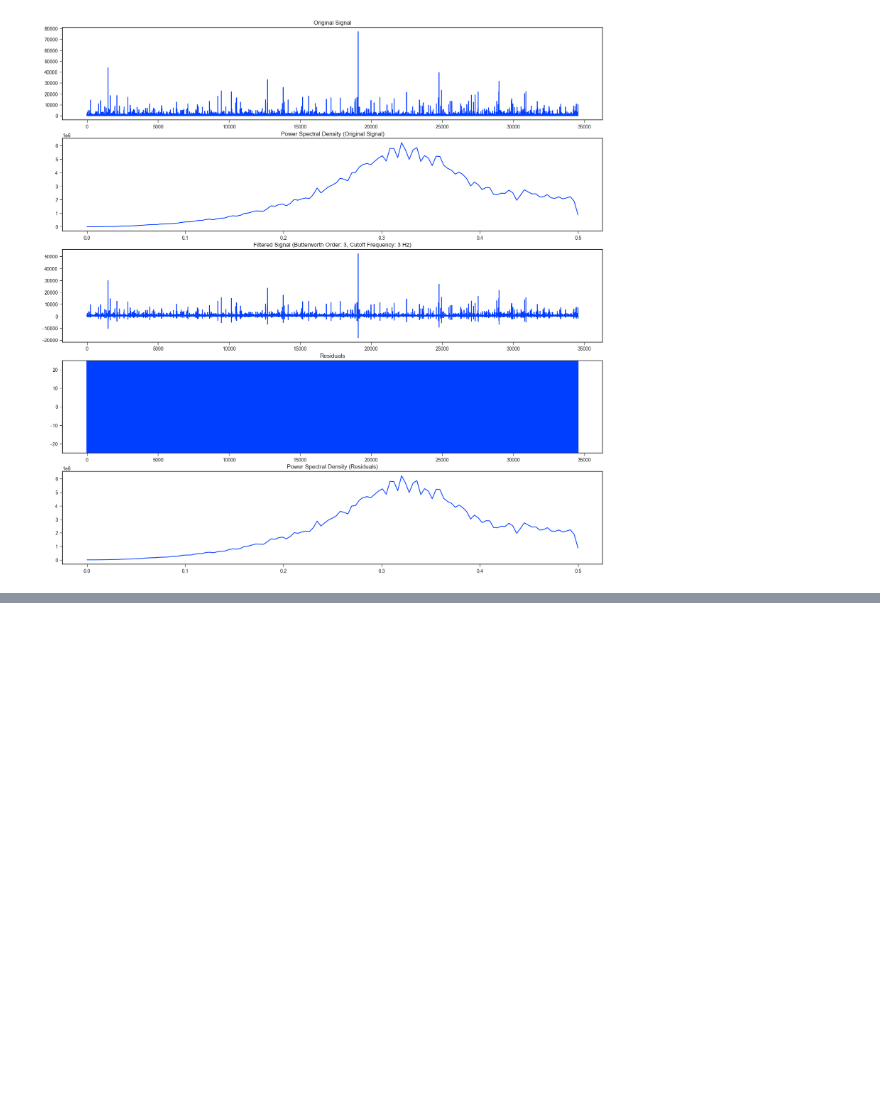
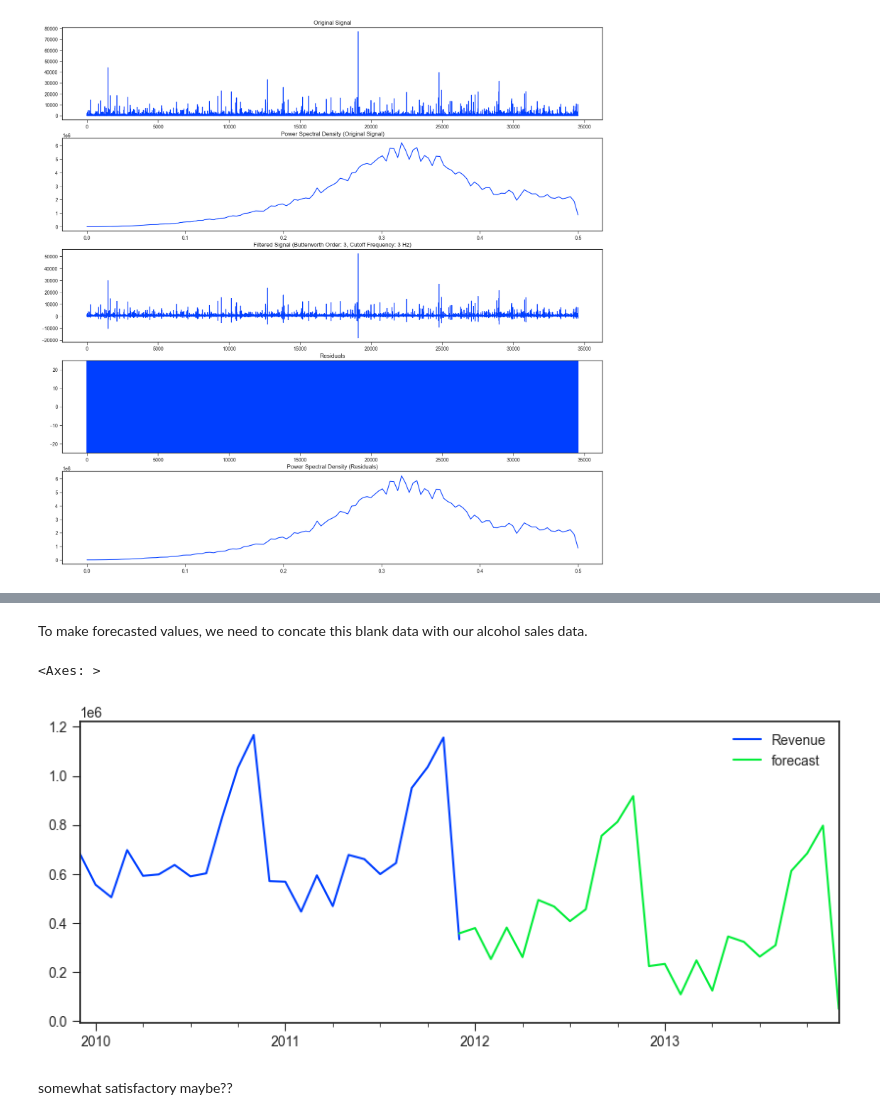
Before and after one commit to tushar55b/online-retail, a Jupyter notebook: code/Forecasting_TIS_1.ipynb, the cells around one changed output, grey strips where cells are left out. Cells and saved outputs as stored; diff of their text form; code cells hidden in the pictures; blank space fills up the shorter version.

```diff
--- a/code/Forecasting_TIS_1.ipynb
+++ b/code/Forecasting_TIS_1.ipynb
@@ -1082,0 +1184,9 @@ for i in np.arange(3,20):
+# %%
+from pandas.tseries.offsets import DateOffset
+
+# Making a NAN value future dataset
+pred_date=[data1.index[-1]+ DateOffset(months=x)for x in range(0,25)]
+
+# Giving similar names to columns
+pred_date=pd.DataFrame(index=pred_date[1:],columns=data1.columns)
+pred_date
@@ -1082,0 +1211,14 @@ for i in np.arange(3,20):
+# %% [markdown]
+To make forecasted values, we need to concate this blank data with our alcohol sales data.
+# %%
+# concat
+data2 = pd.concat([data1, pred_date])
+
+# making the prediction on the future data using the SARIMAX model we have created before
+data2['forecast'] = results.predict(start = 24, end = 50, dynamic= True)
+data2[['Revenue', 'forecast']].plot(figsize=(10,4))
+# %% [output]
+<Axes: >
+[figure, added]
+# %% [markdown]
+somewhat satisfactory maybe??
```
Also changed, not shown: parts of 15 cells of this notebook.
